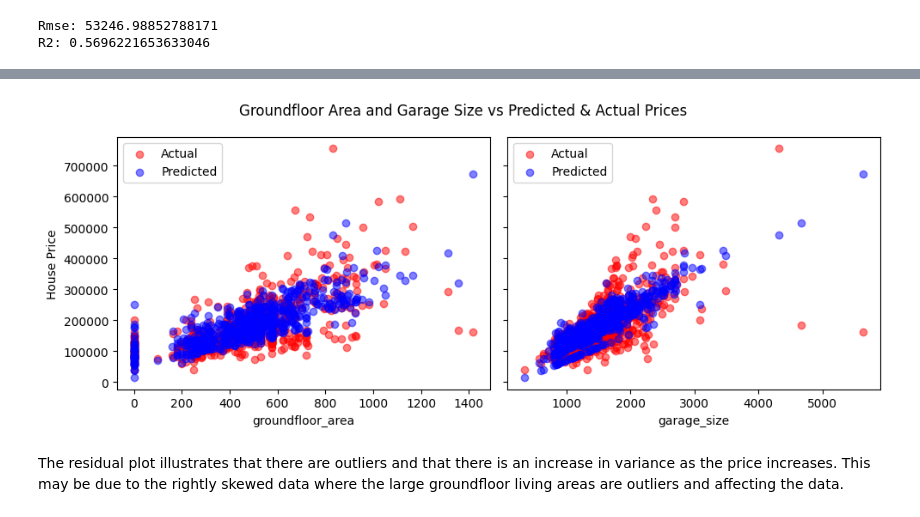
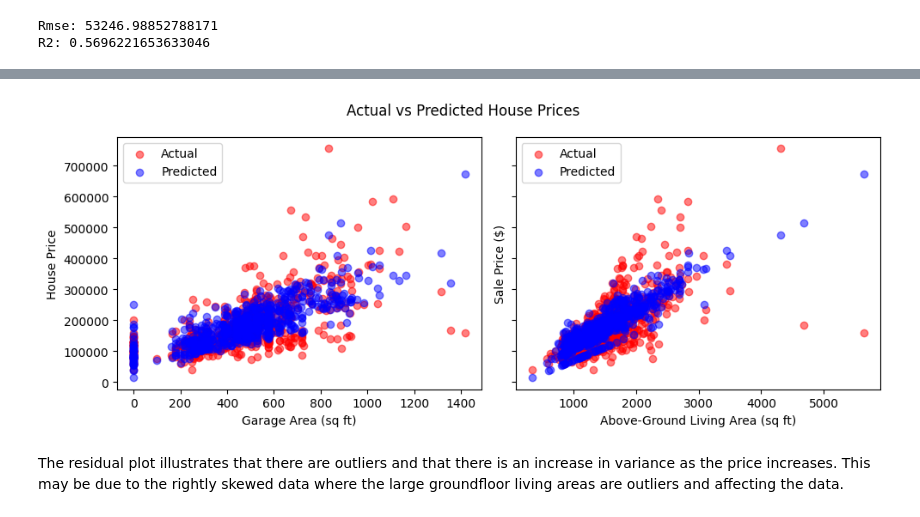
Before and after one commit to MarlonMangoba/House-Prediction-Model, a Jupyter notebook: Linear_Regression_Ames.ipynb, the cells around one changed output, grey strips where cells are left out. Cells and saved outputs as stored; diff of their text form; code cells hidden in the pictures.

```diff
--- a/Linear_Regression_Ames.ipynb
+++ b/Linear_Regression_Ames.ipynb
@@ -105,7 +105,7 @@ Now we rename our columns for easier calling within the code. Since we are only
 # %%
 # Create new Dataframe for our specified analyses
 ames_subset_df = pd.DataFrame({
-    'groundfloor' : ames_data['Gr_Liv_Area'],
+    'living_area' : ames_data['Gr_Liv_Area'],
     'garage' : ames_data['Garage_Area'],
     'price' : ames_data['Sale_Price']
 })
@@ -249,7 +262,7 @@ The coefficient result suggests that for every additional sqaure feet of the gro
 ## Multiple Linear Regression
 # %%
 # Split the independent variables from the dependent variable
-X = ames_subset_df[['garage','groundfloor']].values
+X = ames_subset_df[['garage','living_area']].values
 X
 # %% [output]
 array([[ 528, 1656],
@@ -339,20 +397,37 @@ R2: 0.5696221653633046
 # %%
 fig, ax = plt.subplots(1, X_test.shape[1], sharey=True, figsize=(10, 4))
-fig.suptitle("Groundfloor Area and Garage Size vs Predicted & Actual Prices")
+fig.suptitle("Actual vs Predicted House Prices")
 
-feature_names = ['groundfloor_area', 'garage_size']
+feature_names = [
+    'Garage Area (sq ft)',
+    'Above-Ground Living Area (sq ft)']
 
 for i in range(X_test.shape[1]):
-    ax[i].scatter(X_test[:, i], y_test, color='red', label='Actual', alpha=0.5)
-    ax[i].scatter(X_test[:, i], predictions, color='blue', label='Predicted', alpha=0.5)
+    ax[i].scatter(
+        X_test[:, i],
+        y_test,
+        color='red',
+        label='Actual',
+        alpha=0.5
+    )
+
+    ax[i].scatter(
+        X_test[:, i],
+        predictions,
+        color='blue',
+        label='Predicted',
+        alpha=0.5
+    )
+
     ax[i].set_xlabel(feature_names[i])
+    ax[i].set_ylabel('Sale Price ($)')
     ax[i].legend()
 
 ax[0].set_ylabel("House Price")
 plt.tight_layout()
 plt.show()
 # %% [output]
-[figure, old version]
+[figure, new version]
 # %% [markdown]
 The residual plot illustrates that there are outliers and that there is an increase in variance as the price increases. This may be due to the rightly skewed data where the large groundfloor living areas are outliers and affecting the data.
 # %%
```
Also changed, not shown: parts of 24 cells of this notebook.
